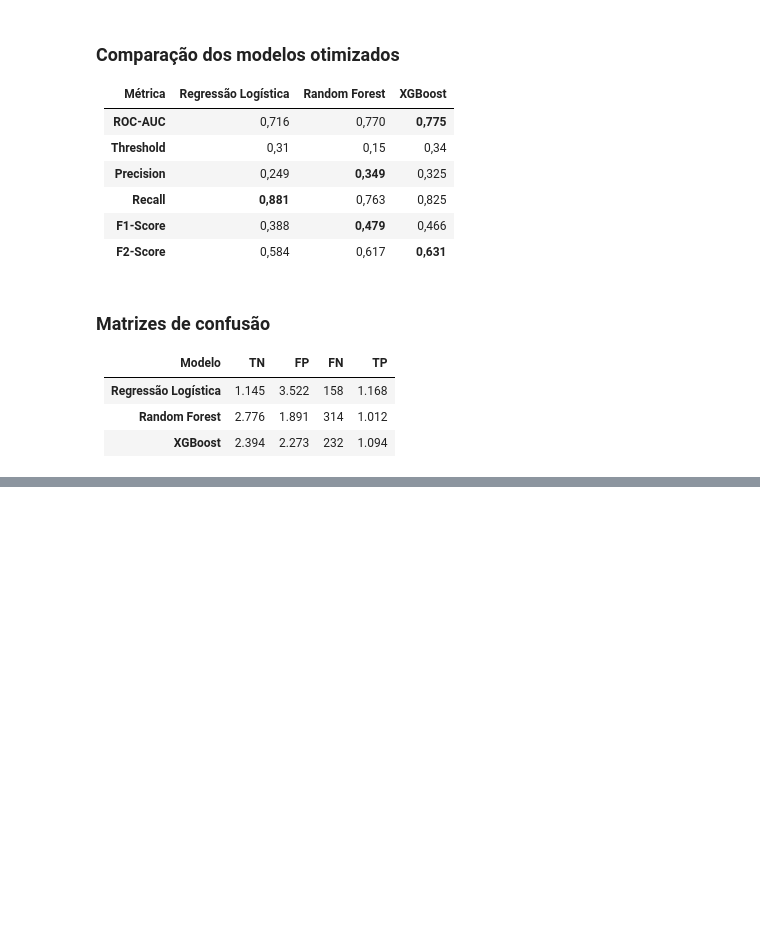
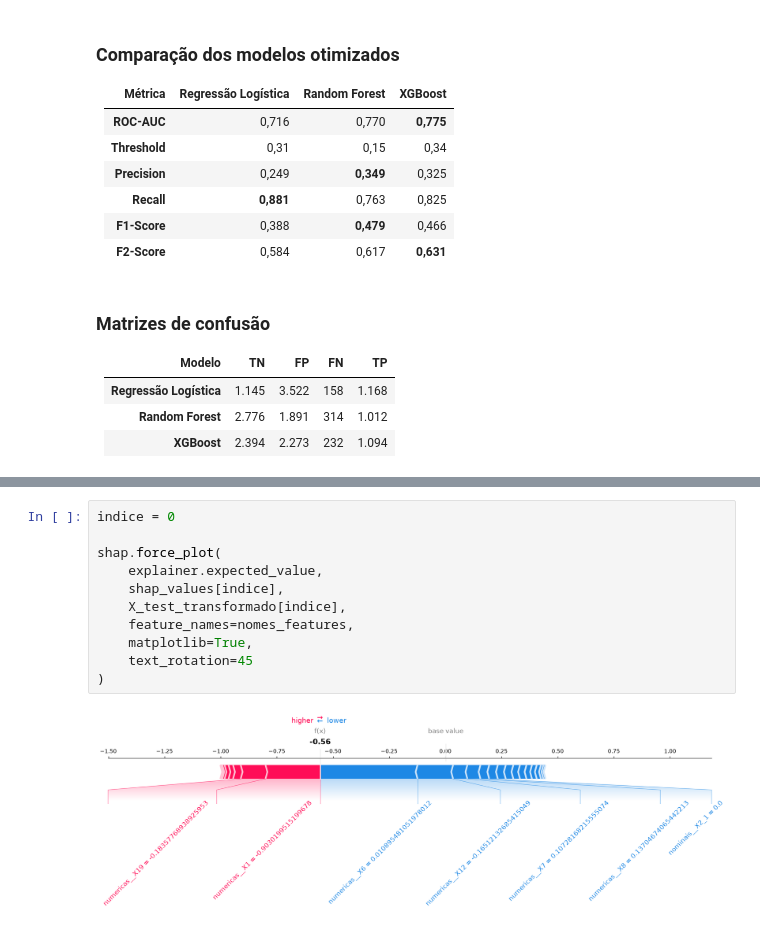
Before and after one commit to eduardo297/ML_Dataset_Inadimplencia, a Jupyter notebook: notebooks/pre_processamento.ipynb, the cells around one changed output, grey strips where cells are left out. Saved outputs shown, nothing was run; the diff lists cells and outputs as text; blank space fills up the shorter version.

```diff
--- a/notebooks/pre_processamento.ipynb
+++ b/notebooks/pre_processamento.ipynb
@@ -860,0 +886,13 @@ F2:        0.631
+# %%
+indice = 0
+
+shap.force_plot(
+    explainer.expected_value,
+    shap_values[indice],
+    X_test_transformado[indice],
+    feature_names=nomes_features,
+    matplotlib=True,
+    text_rotation=45
+)
+# %% [output]
+[figure, added]
```
Also changed, not shown: parts of 10 cells of this notebook, 1 other file.
